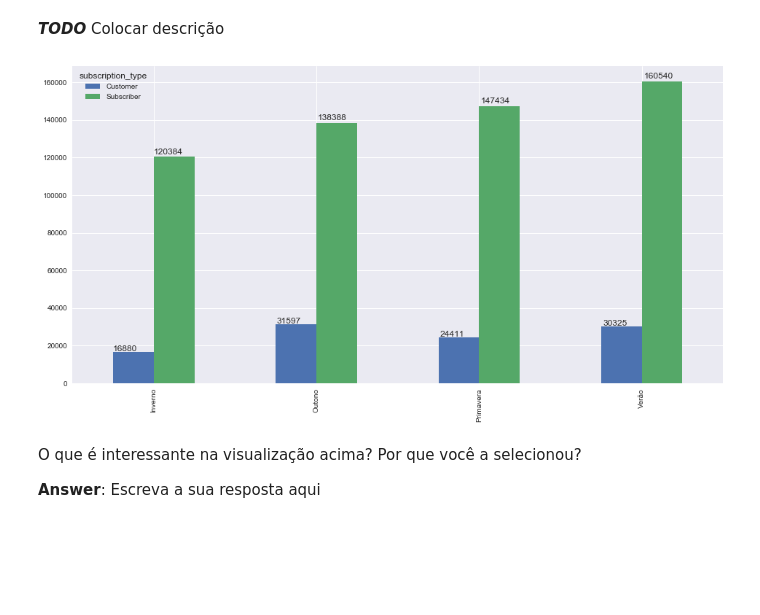
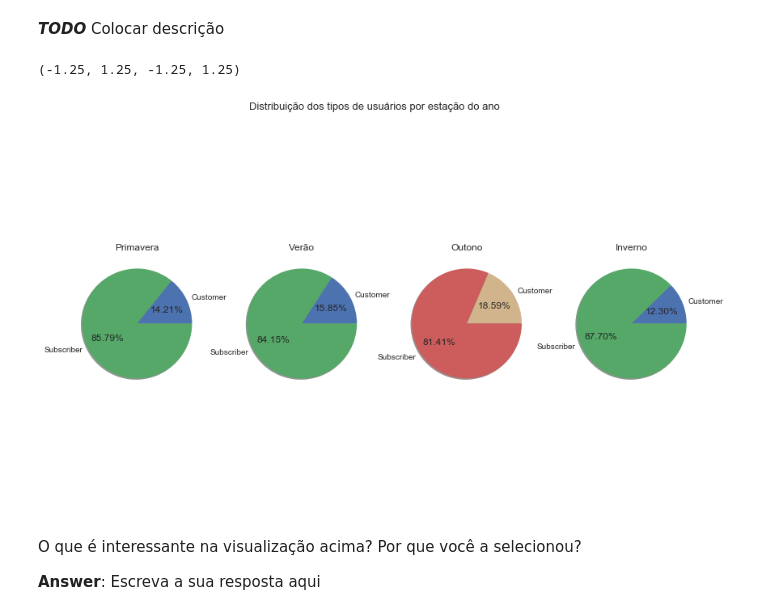
Before and after one commit to resilva87/udacity-datascience-I, a Jupyter notebook: Analise_Bay_Area_Bike_Share-NDFDSI.ipynb, the cells around one changed output. Cells and saved outputs as stored; diff of their text form; code cells hidden in the pictures; blank space fills up the shorter version.

```diff
--- a/Analise_Bay_Area_Bike_Share-NDFDSI.ipynb
+++ b/Analise_Bay_Area_Bike_Share-NDFDSI.ipynb
@@ -552,15 +559,39 @@ Esta relação de uso do sistema ligada à estação do ano poderia sugerir à e
 Faça um gráfico que demonstre alguma particularidade dos dados:
 # %% [markdown]
 **_TODO_** Colocar descrição
-# %%
-#Gráfico Final 2
-#summer_df = trip_data.query('season == "Inverno"')
-#summer_df.groupby(['weekday', 'subscription_type']).count()['start_date'].unstack().plot(figsize=(16,8), kind='bar')
-ax = trip_data.groupby(['season', 'subscription_type']).count()['start_date'].unstack().plot(figsize=(16,8), kind='bar')
-plt.xlabel('')
-format_plot(ax)
-# %% [output]
-[figure, removed]
+# %%
+plot_configs = {'kind': 'pie',
+                'autopct':'%.2f%%',
+                'shadow': True,
+                'subplots': True,
+                'legend': False
+               }
+
+def add_plot_in_row(df, fig, title, pos, colors=None):
+    plt.axis('off')
+    ax = fig.add_subplot(pos, aspect='equal')
+    ax.set_title(title)
+    ax.grid(False)
+    plot_configs.pop('colors', None)
+    if colors is not None:
+        plot_configs['colors'] = colors
+    df.plot(**plot_configs, ax=ax)
+
+spring_df = trip_data.query('season == "Primavera"').groupby('subscription_type').size()
+summer_df = trip_data.query('season == "Verão"').groupby('subscription_type').size()
+fall_df = trip_data.query('season == "Outono"').groupby('subscription_type').size()
+winter_df = trip_data.query('season == "Inverno"').groupby('subscription_type').size()
+
+fig = plt.figure(figsize=(14,8))
+plt.suptitle('Distribuição dos tipos de usuários por estação do ano', fontsize=13)
+add_plot_in_row(spring_df, fig, 'Primavera', 141)
+add_plot_in_row(summer_df, fig, 'Verão', 142)
+add_plot_in_row(fall_df, fig, 'Outono', 143, ['tan', 'indianred'])
+add_plot_in_row(winter_df, fig, 'Inverno', 144)
+plt.axis('off')
+# %% [output]
+(-1.25, 1.25, -1.25, 1.25)
+[figure, added]
 # %% [markdown]
 O que é interessante na visualização acima? Por que você a selecionou?
 
```
Also changed, not shown: parts of 2 cells of this notebook.
